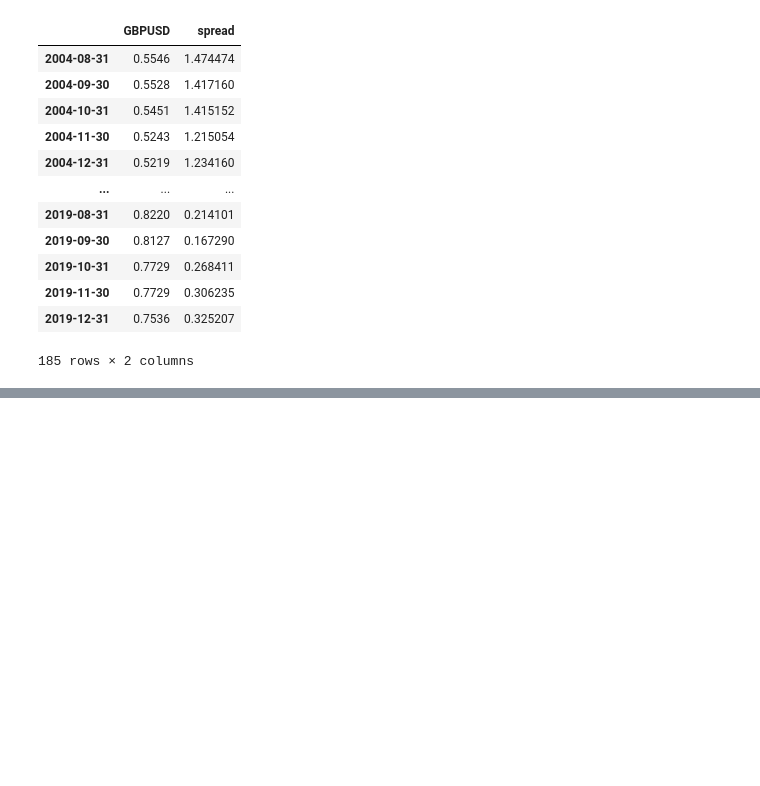
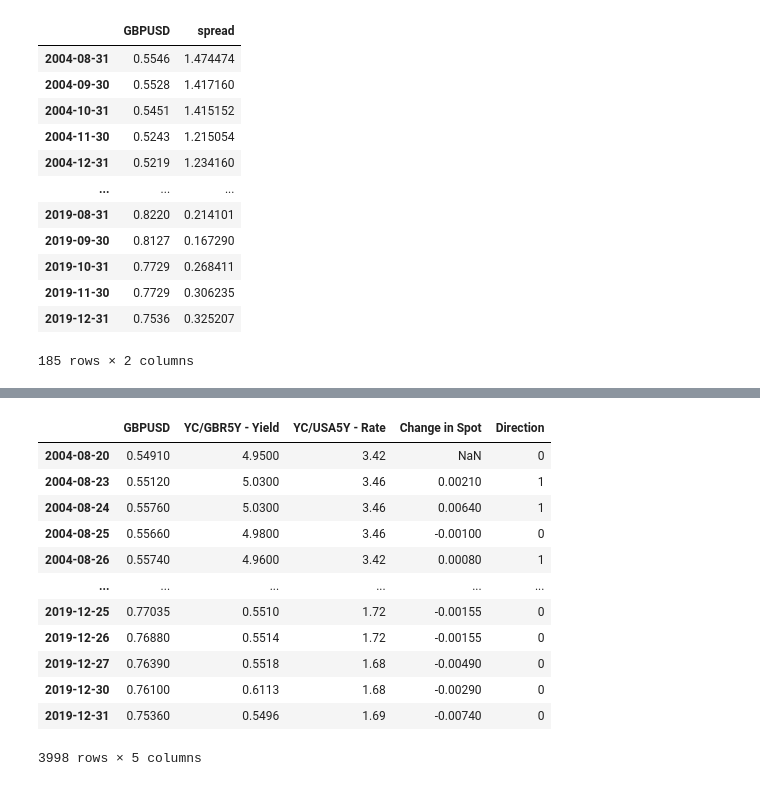
Before and after one commit to maneetsingh1/ts_forex_project, a Jupyter notebook: codes/1. EDA.ipynb, the cells around one changed output, grey strips where cells are left out. Cells and saved outputs as stored; diff of their text form; code cells hidden in the pictures; blank space fills up the shorter version.

```diff
--- a/codes/1. EDA.ipynb
+++ b/codes/1. EDA.ipynb
@@ -274,0 +298,22 @@ autoarima_stat
+# %%
+data_gbp = data[['GBPUSD', 'YC/GBR5Y - Yield', 'YC/USA5Y - Rate']]
+data_gbp[['YC/GBR5Y - Yield', 'YC/USA5Y - Rate']] = data_gbp[['YC/GBR5Y - Yield', 'YC/USA5Y - Rate']].shift()
+data_gbp['Change in Spot'] = data_gbp['GBPUSD'].diff()
+data_gbp['Direction'] = np.where(data_gbp['Change in Spot'] > 0, 1, 0)
+data_gbp = data_gbp.dropna()
+# %%
+data_gbp
+# %% [output]
+|  | GBPUSD | YC/GBR5Y - Yield | YC/USA5Y - Rate | Change in Spot | Direction |
+| 2004-08-20 | 0.54910 | 4.9500 | 3.42 | NaN | 0 |
+| 2004-08-23 | 0.55120 | 5.0300 | 3.46 | 0.00210 | 1 |
+| 2004-08-24 | 0.55760 | 5.0300 | 3.46 | 0.00640 | 1 |
+| 2004-08-25 | 0.55660 | 4.9800 | 3.46 | -0.00100 | 0 |
+| 2004-08-26 | 0.55740 | 4.9600 | 3.42 | 0.00080 | 1 |
+| ... | ... | ... | ... | ... | ... |
+| 2019-12-25 | 0.77035 | 0.5510 | 1.72 | -0.00155 | 0 |
+| 2019-12-26 | 0.76880 | 0.5514 | 1.72 | -0.00155 | 0 |
+| 2019-12-27 | 0.76390 | 0.5518 | 1.68 | -0.00490 | 0 |
+| 2019-12-30 | 0.76100 | 0.6113 | 1.68 | -0.00290 | 0 |
+| 2019-12-31 | 0.75360 | 0.5496 | 1.69 | -0.00740 | 0 |
+3998 rows × 5 columns
```
Also changed, not shown: parts of 14 cells of this notebook, 1 other file.
